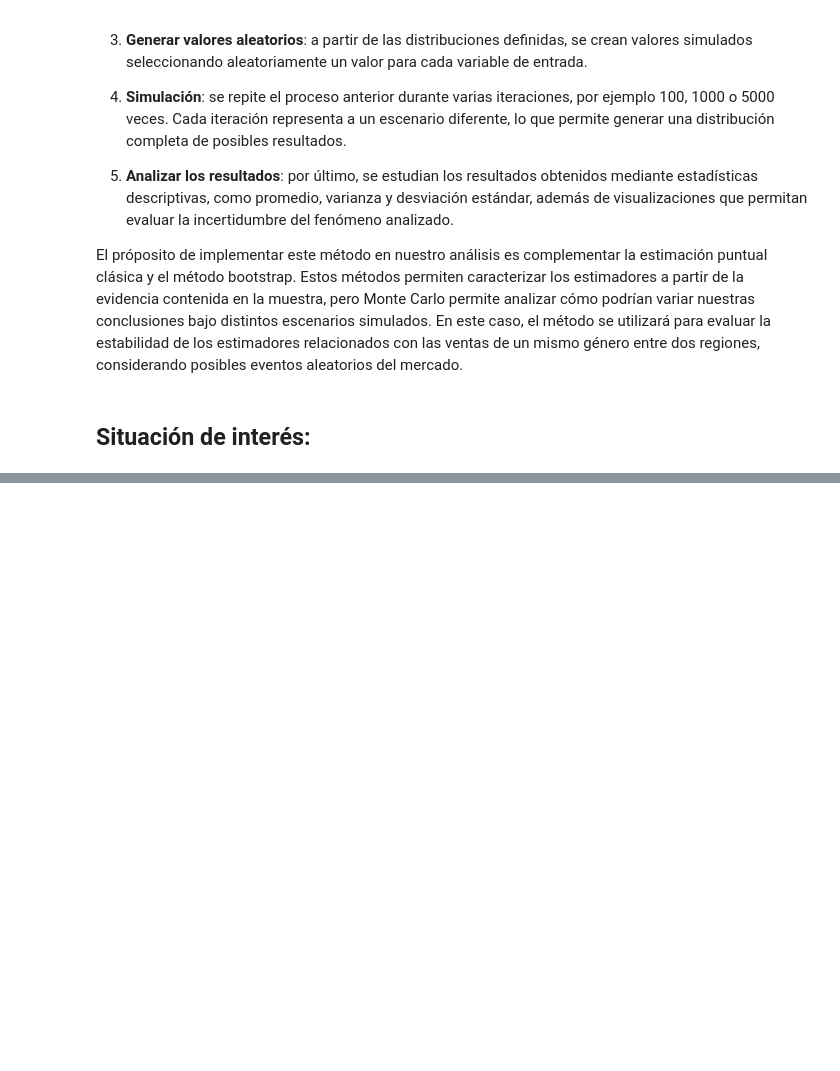
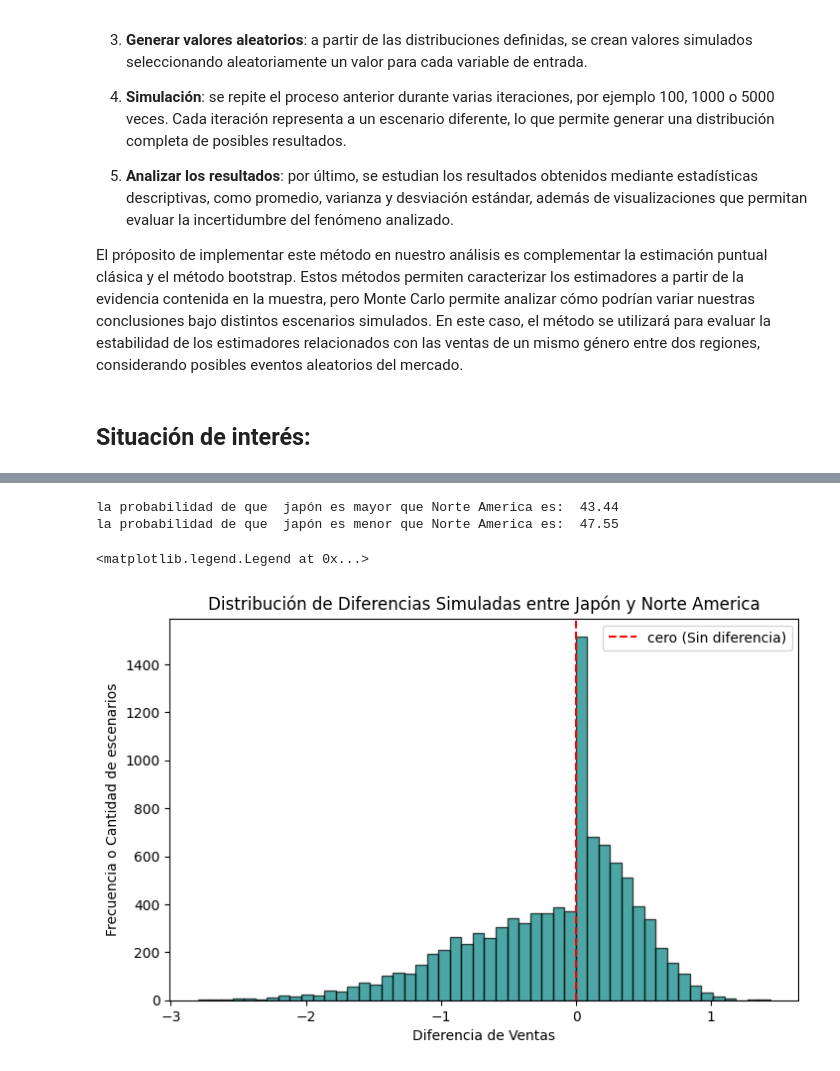
Before and after one commit to crisfoce/ESTACA2, a Jupyter notebook: Estaca2.ipynb, the cells around one changed output, grey strips where cells are left out. Cells and saved outputs as stored; diff of their text form; code cells hidden in the pictures; blank space fills up the shorter version.

Commit message:
Hasta simulaciones (just for Japon y norteamerica)

```diff
--- a/Estaca2.ipynb
+++ b/Estaca2.ipynb
@@ -306,0 +361,34 @@ $ \triangle Ventas = V_{regionA}- V_{region B}.$
+# %%
+repeticion = 10000
+
+venta_aleatoria_A = np.random.normal(media_ventas_region_1,desviacion_A,repeticion)
+venta_aleatoria_A = np.maximum(0, venta_aleatoria_A)
+venta_aleatoria_B = np.random.normal(media_ventas_region_2,desviacion_B,repeticion)
+venta_aleatoria_B = np.maximum(0, venta_aleatoria_B)
+
+diferencias_ventas = venta_aleatoria_A - venta_aleatoria_B
+
+#print(f"diferencia de venta: {diferencias_ventas[0:100]}")
+
+probabilidad = np.mean(diferencias_ventas > 0) # probabilidad de japón
+probabilidad1 = np.mean(diferencias_ventas < 0)
+print("la probabilidad de que  japón es mayor que Norte America es: ",probabilidad*100)
+print("la probabilidad de que  japón es menor que Norte America es: ",probabilidad1*100)
+# %% [output]
+la probabilidad de que  japón es mayor que Norte America es:  43.44
+la probabilidad de que  japón es menor que Norte America es:  47.55
+# %%
+# hISTOGRAMA DE LA DISTRIBUCIOND E LOS RESULTADOS
+
+plt.figure(figsize= (18,5))
+
+plt.subplot(1,2,1)
+plt.hist(diferencias_ventas,bins=50,color='teal',alpha = 0.7,edgecolor='black' )
+plt.axvline(0,color='red',linestyle ='--', label = 'cero (Sin diferencia)')
+plt.title('Distribución de Diferencias Simuladas entre Japón y Norte America')
+plt.xlabel('Diferencia de Ventas')
+plt.ylabel("Frecuencia o Cantidad de escenarios")
+plt.legend()
+# %% [output]
+<matplotlib.legend.Legend at 0x...>
+[figure, added]
```
Also changed, not shown: parts of 3 cells of this notebook.
